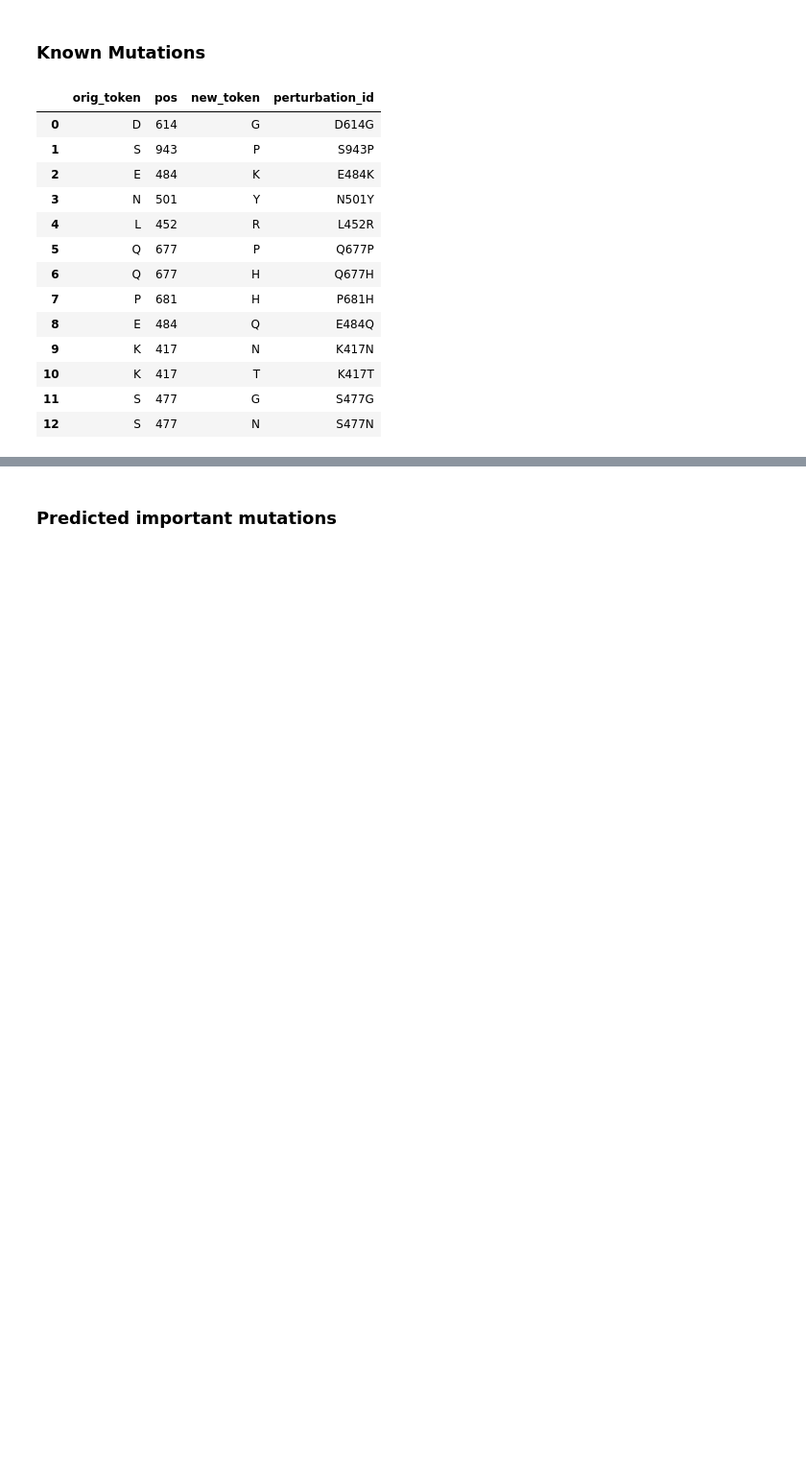
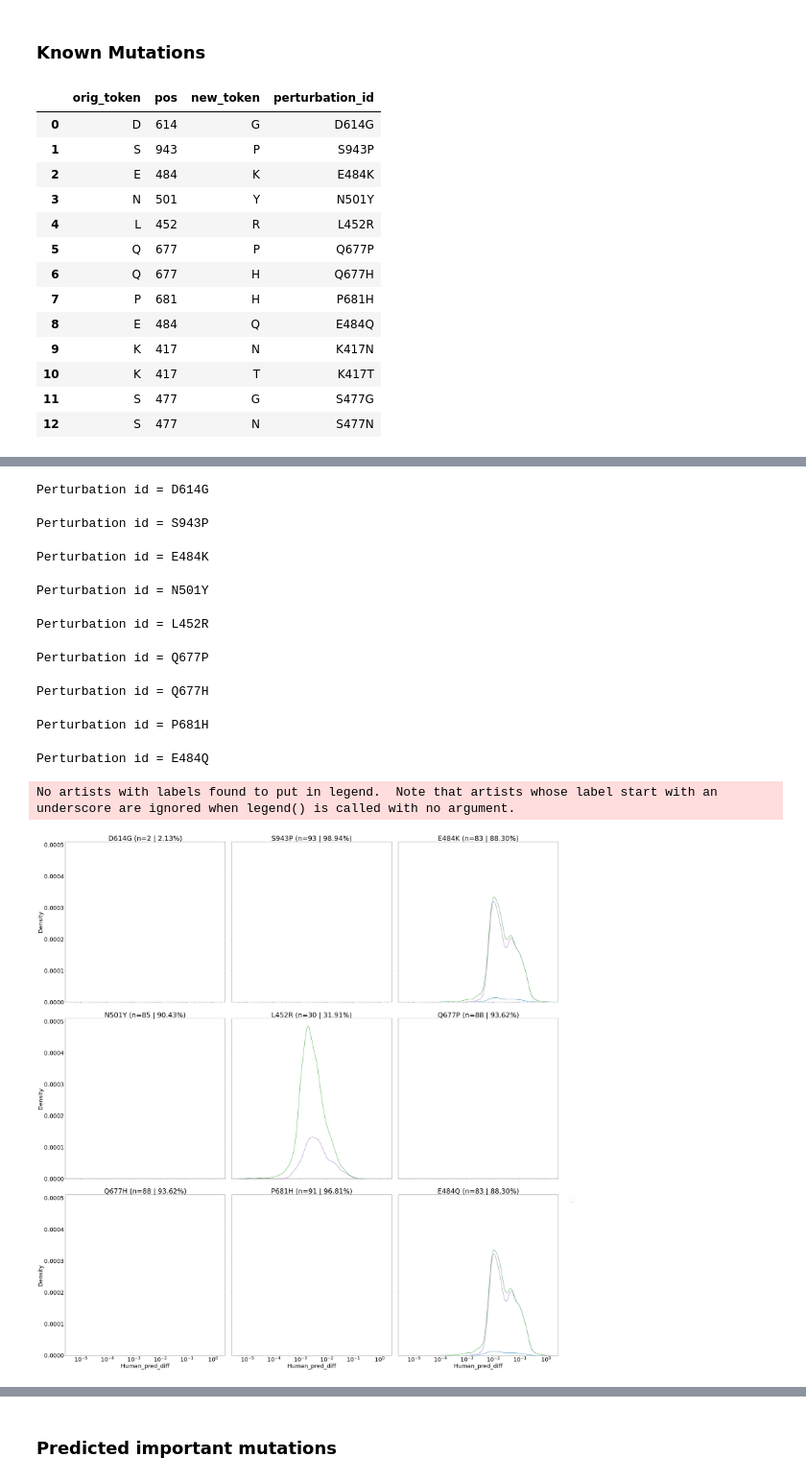
Before and after one commit to NSF-COMPASS-Center/HAVEN, a Jupyter notebook: src/jupyter_notebooks/perturbation/sars-cov-2/sarscov2-aligned-perturbation-analysis-uniref90-aligned-multi.ipynb, the cells around one changed output, grey strips where cells are left out. Shown at 96% size. Saved outputs shown, nothing was run; the diff lists cells and outputs as text; code cells hidden in the pictures; blank space fills up the shorter version.

```diff
--- a/src/jupyter_notebooks/perturbation/sars-cov-2/sarscov2-aligned-perturbation-analysis-uniref90-aligned-multi.ipynb
+++ b/src/jupyter_notebooks/perturbation/sars-cov-2/sarscov2-aligned-perturbation-analysis-uniref90-aligned-multi.ipynb
@@ -295,0 +281,3 @@ known_mutations_stats
+# %%
+s_mutations_df = s_mutations_df.merge(known_mutations_stats[["perturbation_id", "label"]], on="perturbation_id")
+s_mutations_df
@@ -295,0 +349,43 @@ known_mutations_stats
+# %%
+# plt.clf()
+# plt.figure(figsize=(40, 20))
+# plt.rcParams.update({'font.size': 20})
+# plt.rcParams['xtick.labelsize'] = 20
+# plt.rcParams['ytick.labelsize'] = 20
+# plot_df.head(5)
+# # g = sns.FacetGrid(plot_df, col="perturbation_id_label", col_wrap=2, margin_titles=True, height=4,)
+# # g.map(sns.displot, x="Human_pred_diff", hue="type", kind="kde")
+# sns.displot(data=plot_df, x="Human_pred_diff", hue="type", col="perturbation_id_label", col_wrap=2, kind="kde", height=4)
+# plt.show()
+
+
+plt.rcParams['xtick.labelsize'] = 30
+plt.rcParams['ytick.labelsize'] = 30
+plt.rcParams.update({'font.size': 30})
+fig, axs = plt.subplots(3, 3, figsize=(40, 40), sharex=True, sharey=True)
+
+for i, ax in enumerate(axs.flatten()):
+    row = s_mutations_df.loc[i, :]
+    plot_df = get_distribution_df(perturbed_output_df,
+                                    orig_token=row["orig_token"],
+                                    perturb_pos=row["pos"],
+                                    perturbation_id=row["perturbation_id"],
+                                    perturbation_id_label=row["label"])
+    sns.kdeplot(data=plot_df, x="Human_pred_diff", hue="type", ax=ax, legend=False, log_scale=(True, False))
+    ax.set_title(row["label"])
+    del plot_df # delete the reference to release memory
+ax.legend(bbox_to_anchor=(1.05, 1), loc='upper left', fontsize="30")
+plt.tight_layout()
+plt.show()
+# %% [output]
+Perturbation id = D614G
+Perturbation id = S943P
+Perturbation id = E484K
+Perturbation id = N501Y
+Perturbation id = L452R
+Perturbation id = Q677P
+Perturbation id = Q677H
+Perturbation id = P681H
+Perturbation id = E484Q
+No artists with labels found to put in legend.  Note that artists whose label start with an underscore are ignored when legend() is called with no argument.
+[figure, added]
```
Also changed, not shown: parts of 13 cells of this notebook, 2 other files.
